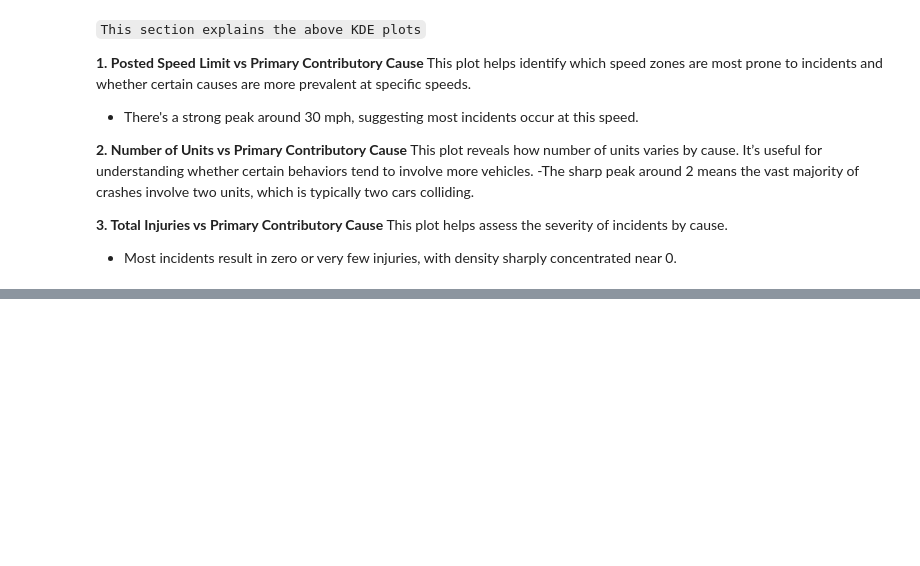
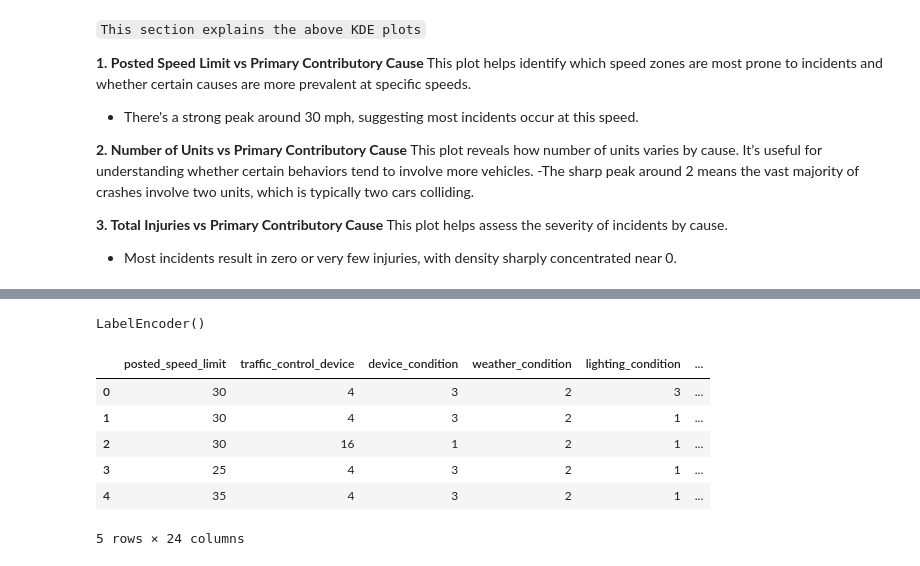
Before and after one commit to felix-musau/phase_4_group_7, a Jupyter notebook: index.ipynb, the cells around one changed output, grey strips where cells are left out. Drawn from its saved outputs; the diff is of its cells as text; code cells hidden in the pictures; blank space fills up the shorter version.

```diff
--- a/index.ipynb
+++ b/index.ipynb
@@ -468,0 +478,7 @@ This plot helps assess the severity of incidents by cause.
+# %%
+# creating a copy of our dataframe to avoid modifying the original dataframe
+df1 = df.copy()
+# %%
+# droping the crash_date and crash_time columns as they are not needed for modeling
+df2 = df1.drop('crash_date', axis=1)
+df2.info()
@@ -468,0 +503,20 @@ This plot helps assess the severity of incidents by cause.
+# %%
+# label encoding categorical variables
+from sklearn.preprocessing import LabelEncoder
+le = LabelEncoder()
+for col in df2.select_dtypes(include=['object']).columns:
+    df2[col] = le.fit_transform(df2[col])
+
+le
+# %% [output]
+LabelEncoder()
+# %%
+df2.head()
+# %% [output]
+|  | posted_speed_limit | traffic_control_device | device_condition | weather_condition | lighting_condition | ... |
+| 0 | 30 | 4 | 3 | 2 | 3 | ... |
+| 1 | 30 | 4 | 3 | 2 | 1 | ... |
+| 2 | 30 | 16 | 1 | 2 | 1 | ... |
+| 3 | 25 | 4 | 3 | 2 | 1 | ... |
+| 4 | 35 | 4 | 3 | 2 | 1 | ... |
+5 rows × 24 columns
```
Also changed, not shown: parts of 17 cells of this notebook.
